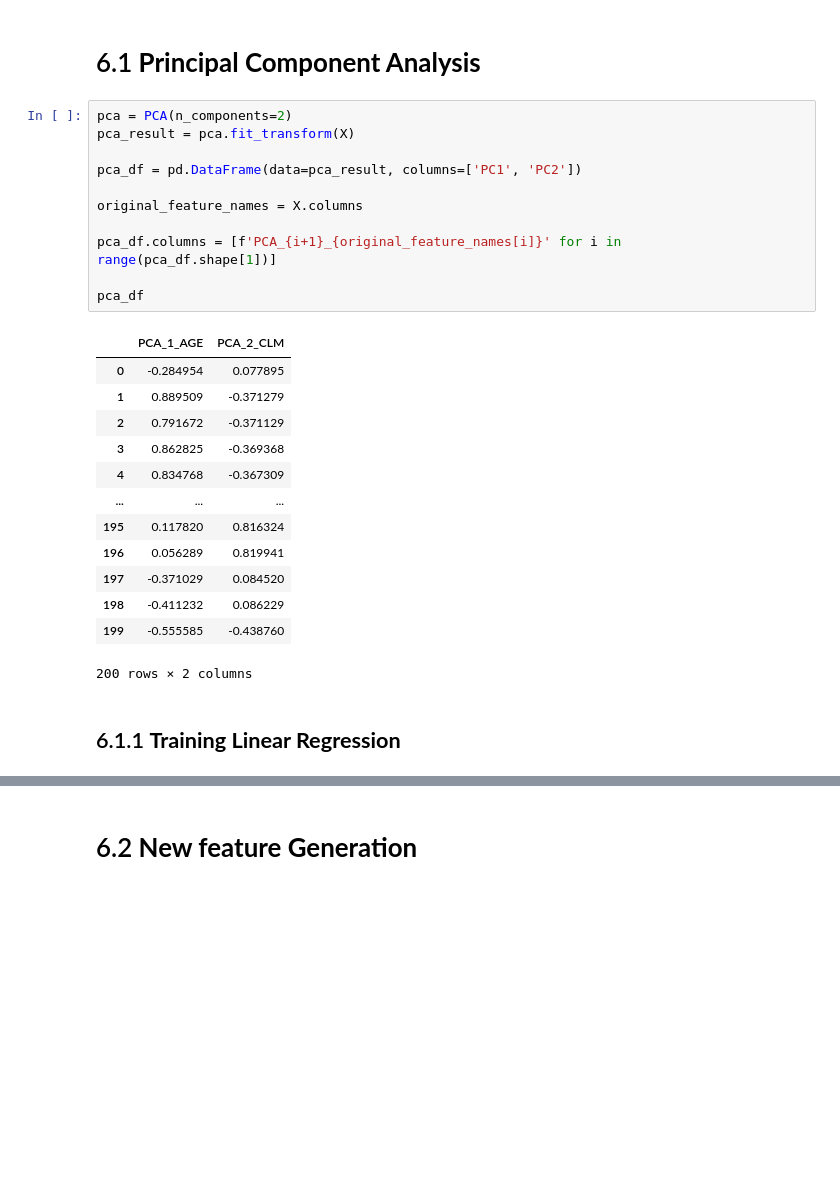
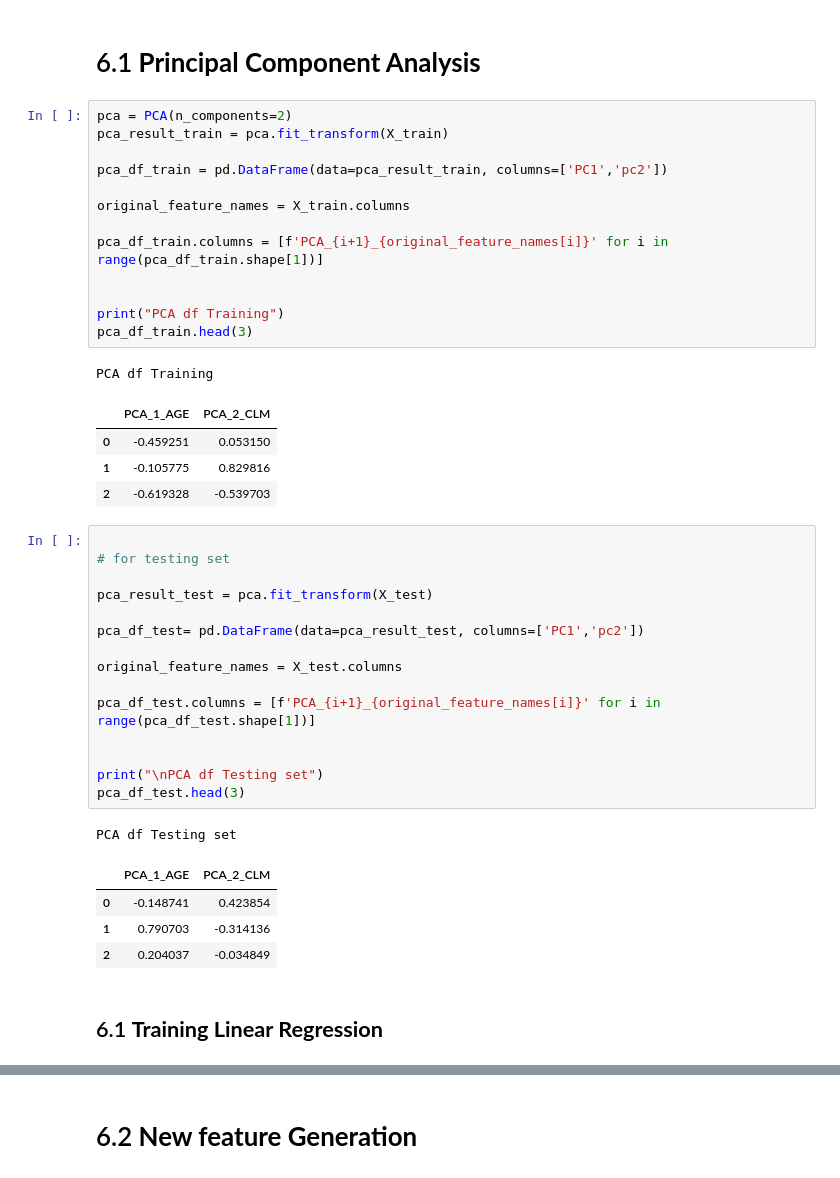
Before and after one commit to SirThaps/DAE_project, a Jupyter notebook: DAE_Assignment_ALL Q.ipynb, the cells around one changed output, grey strips where cells are left out. Saved outputs shown, nothing was run; the diff lists cells and outputs as text; blank space fills up the shorter version.

```diff
--- a/DAE_Assignment_ALL Q.ipynb
+++ b/DAE_Assignment_ALL Q.ipynb
@@ -640,30 +640,45 @@ memory usage: 12.6 KB
 # 6.1 __Principal Component Analysis__
 # %%
 pca = PCA(n_components=2)
-pca_result = pca.fit_transform(X)
+pca_result_train = pca.fit_transform(X_train)
 
-pca_df = pd.DataFrame(data=pca_result, columns=['PC1', 'PC2'])
+pca_df_train = pd.DataFrame(data=pca_result_train, columns=['PC1','pc2'])
 
-original_feature_names = X.columns
+original_feature_names = X_train.columns
 
-pca_df.columns = [f'PCA_{i+1}_{original_feature_names[i]}' for i in range(pca_df.shape[1])]
+pca_df_train.columns = [f'PCA_{i+1}_{original_feature_names[i]}' for i in range(pca_df_train.shape[1])]
 
-pca_df
+
+print("PCA df Training")
+pca_df_train.head(3)
 # %% [output]
+PCA df Training
 |  | PCA_1_AGE | PCA_2_CLM |
-| 0 | -0.284954 | 0.077895 |
-| 1 | 0.889509 | -0.371279 |
-| 2 | 0.791672 | -0.371129 |
-| 3 | 0.862825 | -0.369368 |
-| 4 | 0.834768 | -0.367309 |
-| ... | ... | ... |
-| 195 | 0.117820 | 0.816324 |
-| 196 | 0.056289 | 0.819941 |
-| 197 | -0.371029 | 0.084520 |
-| 198 | -0.411232 | 0.086229 |
-| 199 | -0.555585 | -0.438760 |
+| 0 | -0.459251 | 0.053150 |
+| 1 | -0.105775 | 0.829816 |
+| 2 | -0.619328 | -0.539703 |
-200 rows × 2 columns
+# %%
+
+# for testing set
+
+pca_result_test = pca.fit_transform(X_test)
+
+pca_df_test= pd.DataFrame(data=pca_result_test, columns=['PC1','pc2'])
+
+original_feature_names = X_test.columns
+
+pca_df_test.columns = [f'PCA_{i+1}_{original_feature_names[i]}' for i in range(pca_df_test.shape[1])]
+
+
+print("\nPCA df Testing set")
+pca_df_test.head(3)
+# %% [output]
+PCA df Testing set
+|  | PCA_1_AGE | PCA_2_CLM |
+| 0 | -0.148741 | 0.423854 |
+| 1 | 0.790703 | -0.314136 |
+| 2 | 0.204037 | -0.034849 |
 # %% [markdown]
-## 6.1.1 __Training Linear Regression__
+## 6.1 __Training Linear Regression__
 # %%
 
```
Also changed, not shown: parts of 5 cells of this notebook.
